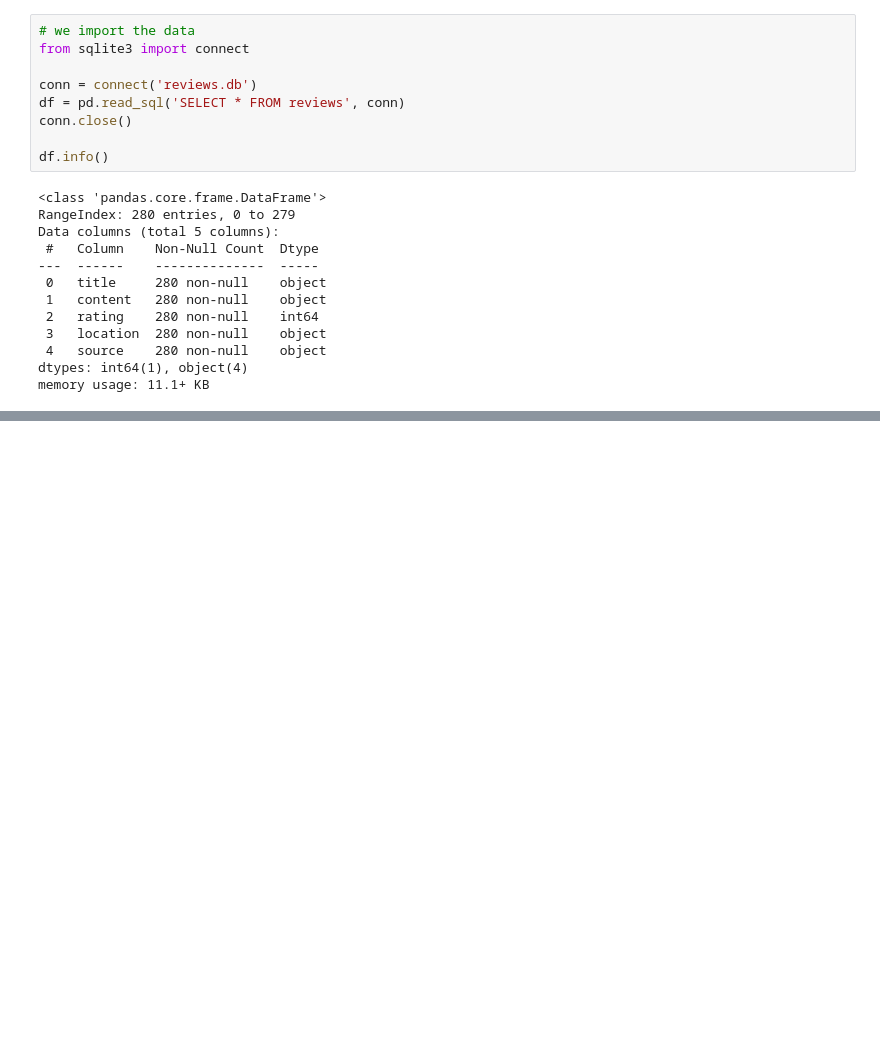
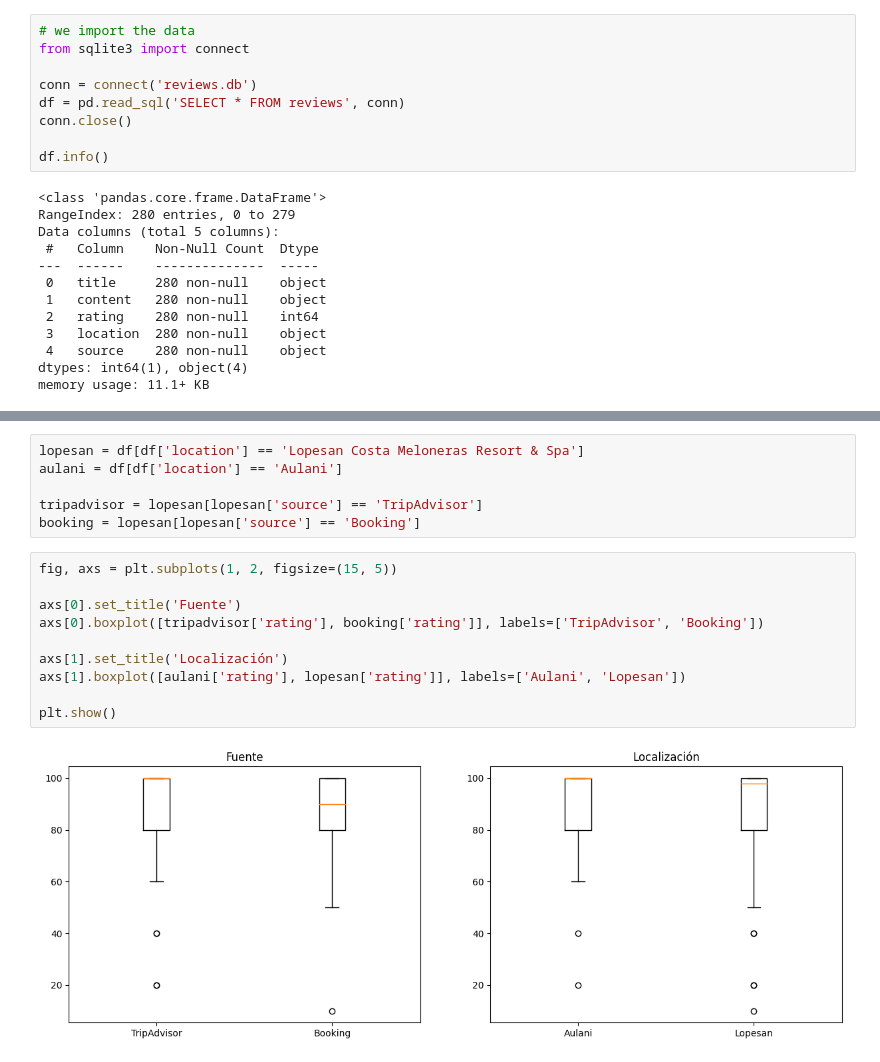
Before and after one commit to Aurora2500/FMCC, a Jupyter notebook: entrega_5/estudio.ipynb, the cells around one changed output, grey strips where cells are left out. Drawn from its saved outputs; the diff is of its cells as text; blank space fills up the shorter version.

```diff
--- a/entrega_5/estudio.ipynb
+++ b/entrega_5/estudio.ipynb
@@ -28,3 +33,21 @@ memory usage: 11.1+ KB
+# %%
+lopesan = df[df['location'] == 'Lopesan Costa Meloneras Resort & Spa']
+aulani = df[df['location'] == 'Aulani']
+
+tripadvisor = lopesan[lopesan['source'] == 'TripAdvisor']
+booking = lopesan[lopesan['source'] == 'Booking']
+# %%
+fig, axs = plt.subplots(1, 2, figsize=(15, 5))
+
+axs[0].set_title('Fuente')
+axs[0].boxplot([tripadvisor['rating'], booking['rating']], labels=['TripAdvisor', 'Booking'])
+
+axs[1].set_title('Localización')
+axs[1].boxplot([aulani['rating'], lopesan['rating']], labels=['Aulani', 'Lopesan'])
+
+plt.show()
+# %% [output]
+[figure, added]
 # %%
 lopesan = df[df['location'] == 'Lopesan Costa Meloneras Resort & Spa']
 
```
Also changed, not shown: parts of 7 cells of this notebook.
